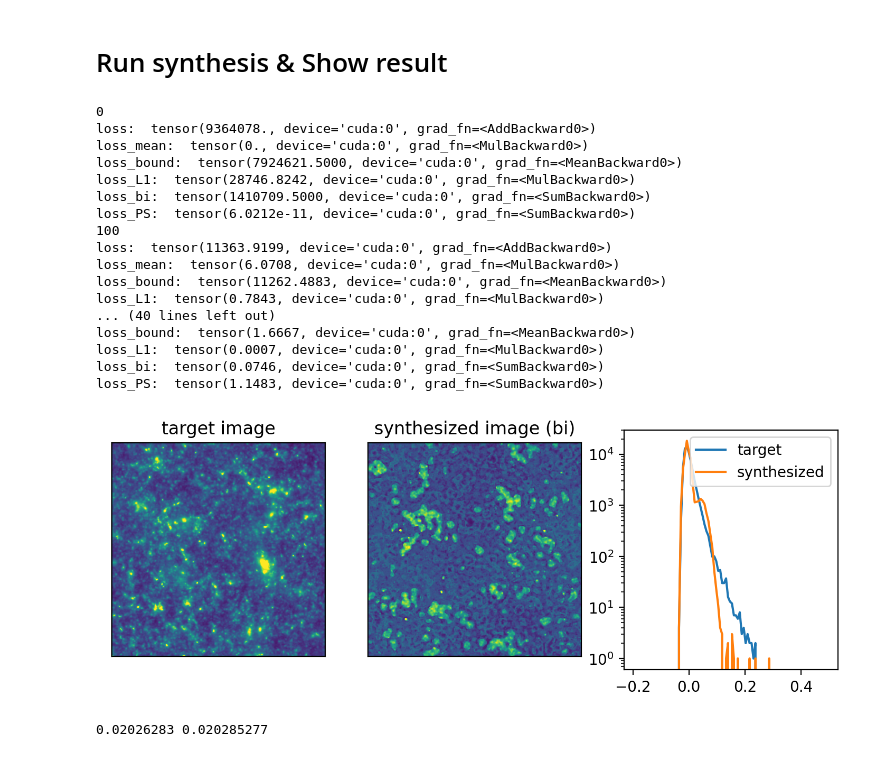
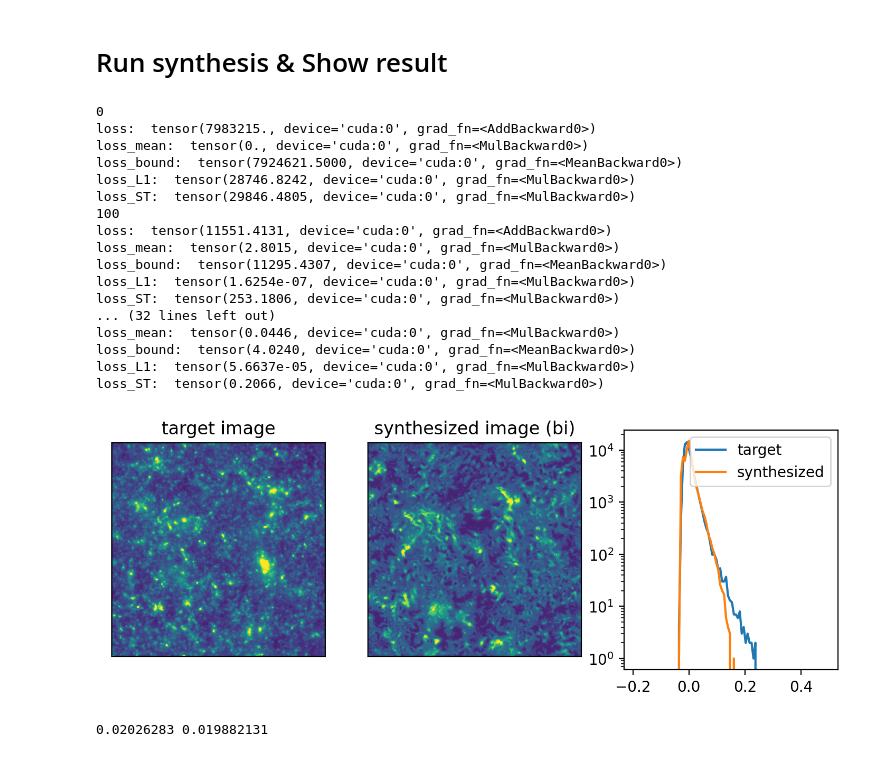
Before and after one commit to SihaoCheng/scattering_transform, a Jupyter notebook: ST_image_synthesis.ipynb, the cells around one changed output. Cells and saved outputs as stored; diff of their text form; code cells hidden in the pictures.

```diff
--- a/ST_image_synthesis.ipynb
+++ b/ST_image_synthesis.ipynb
@@ -385,7 +385,7 @@ get_power_spectrum(image_torch, bins, device)
 # %%
 # synthesis
 
-coef = 'bi+P'#'bi+P'
+coef = 'ST'#'bi+P'
 device = 'gpu'
 
 for random_seed in [987]:
@@ -408,44 +408,44 @@ for random_seed in [987]:
 
     synthesised_image = synthesised_image[0]
     plt.figure(figsize=(12,3),dpi=200)
     plt.subplot(141)
     plt.imshow(image, vmin=-0.04, vmax=0.10, )
     plt.title('target image')
     plt.xticks([]); plt.yticks([])
 
     plt.subplot(142)
     plt.imshow(synthesised_image,
                vmin=-0.04, vmax=0.10, )
     plt.title('synthesized image (bi)')
     plt.xticks([]); plt.yticks([])
 
     plt.subplot(143)
     y, x = np.histogram(image,  100, (-0.2,0.5))
     plt.plot((x[1:]+x[:-1])/2, y, label='target')
     y, x = np.histogram(synthesised_image,
                         100, (-0.2,0.5))
     plt.plot((x[1:]+x[:-1])/2, y, label='synthesized')
     plt.legend()
     plt.yscale('log')
     plt.show()
     print(image.std(),  synthesised_image.std())
 # %% [output]
 0
-loss:  tensor(9364078., device='cuda:0', grad_fn=<AddBackward0>)
+loss:  tensor(7983215., device='cuda:0', grad_fn=<AddBackward0>)
 loss_mean:  tensor(0., device='cuda:0', grad_fn=<MulBackward0>)
 loss_bound:  tensor(7924621.5000, device='cuda:0', grad_fn=<MeanBackward0>)
 loss_L1:  tensor(28746.8242, device='cuda:0', grad_fn=<MulBackward0>)
-loss_bi:  tensor(1410709.5000, device='cuda:0', grad_fn=<SumBackward0>)
-loss_PS:  tensor(6.0212e-11, device='cuda:0', grad_fn=<SumBackward0>)
+loss_ST:  tensor(29846.4805, device='cuda:0', grad_fn=<MulBackward0>)
 100
-loss:  tensor(11363.9199, device='cuda:0', grad_fn=<AddBackward0>)
-loss_mean:  tensor(6.0708, device='cuda:0', grad_fn=<MulBackward0>)
-loss_bound:  tensor(11262.4883, device='cuda:0', grad_fn=<MeanBackward0>)
-loss_L1:  tensor(0.7843, device='cuda:0', grad_fn=<MulBackward0>)
-... (40 lines left out)
-loss_bound:  tensor(1.6667, device='cuda:0', grad_fn=<MeanBackward0>)
-loss_L1:  tensor(0.0007, device='cuda:0', grad_fn=<MulBackward0>)
-loss_bi:  tensor(0.0746, device='cuda:0', grad_fn=<SumBackward0>)
-loss_PS:  tensor(1.1483, device='cuda:0', grad_fn=<SumBackward0>)
+loss:  tensor(11551.4131, device='cuda:0', grad_fn=<AddBackward0>)
+loss_mean:  tensor(2.8015, device='cuda:0', grad_fn=<MulBackward0>)
+loss_bound:  tensor(11295.4307, device='cuda:0', grad_fn=<MeanBackward0>)
+loss_L1:  tensor(1.6254e-07, device='cuda:0', grad_fn=<MulBackward0>)
+loss_ST:  tensor(253.1806, device='cuda:0', grad_fn=<MulBackward0>)
+... (32 lines left out)
+loss_mean:  tensor(0.0446, device='cuda:0', grad_fn=<MulBackward0>)
+loss_bound:  tensor(4.0240, device='cuda:0', grad_fn=<MeanBackward0>)
+loss_L1:  tensor(5.6637e-05, device='cuda:0', grad_fn=<MulBackward0>)
+loss_ST:  tensor(0.2066, device='cuda:0', grad_fn=<MulBackward0>)
-[figure, old version]
+[figure, new version]
-0.02026283 0.020285277
+0.02026283 0.019882131
```
